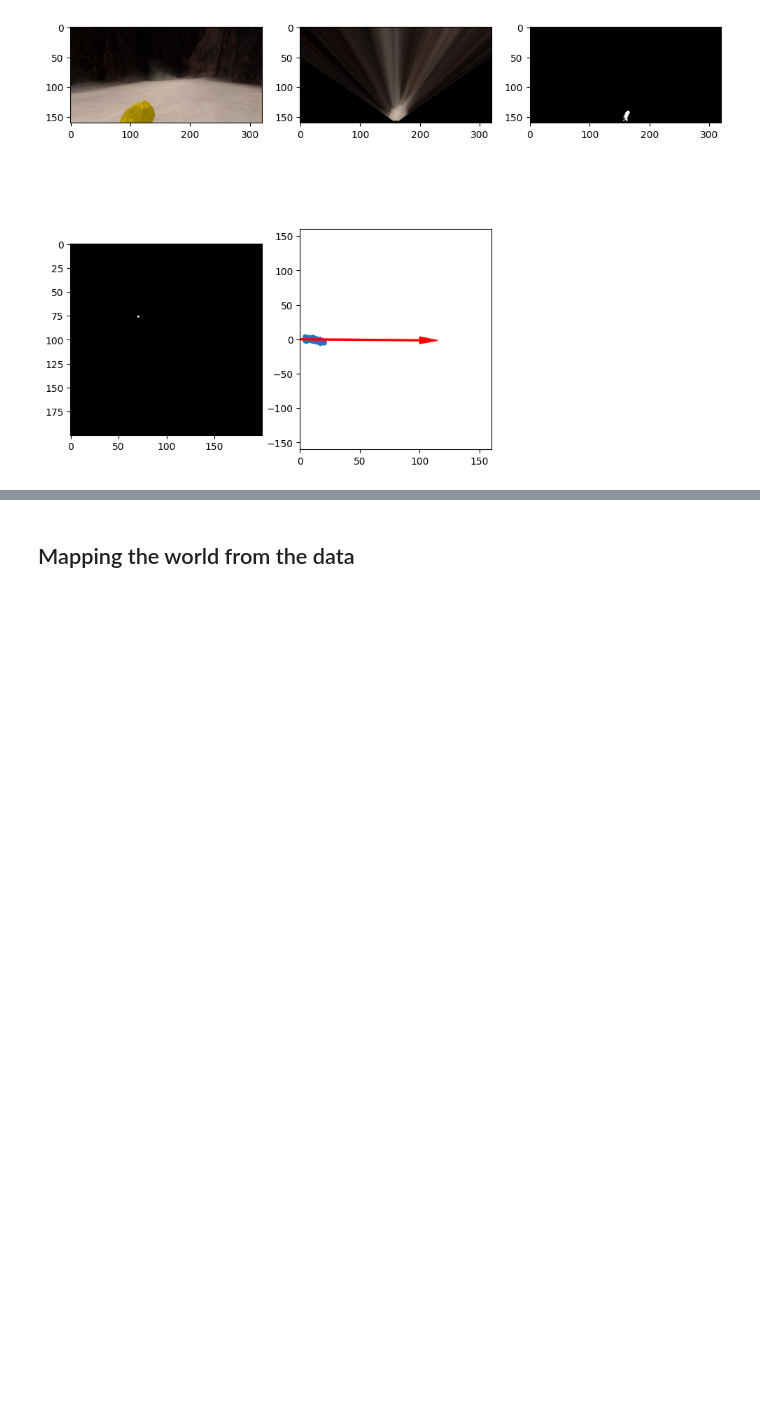
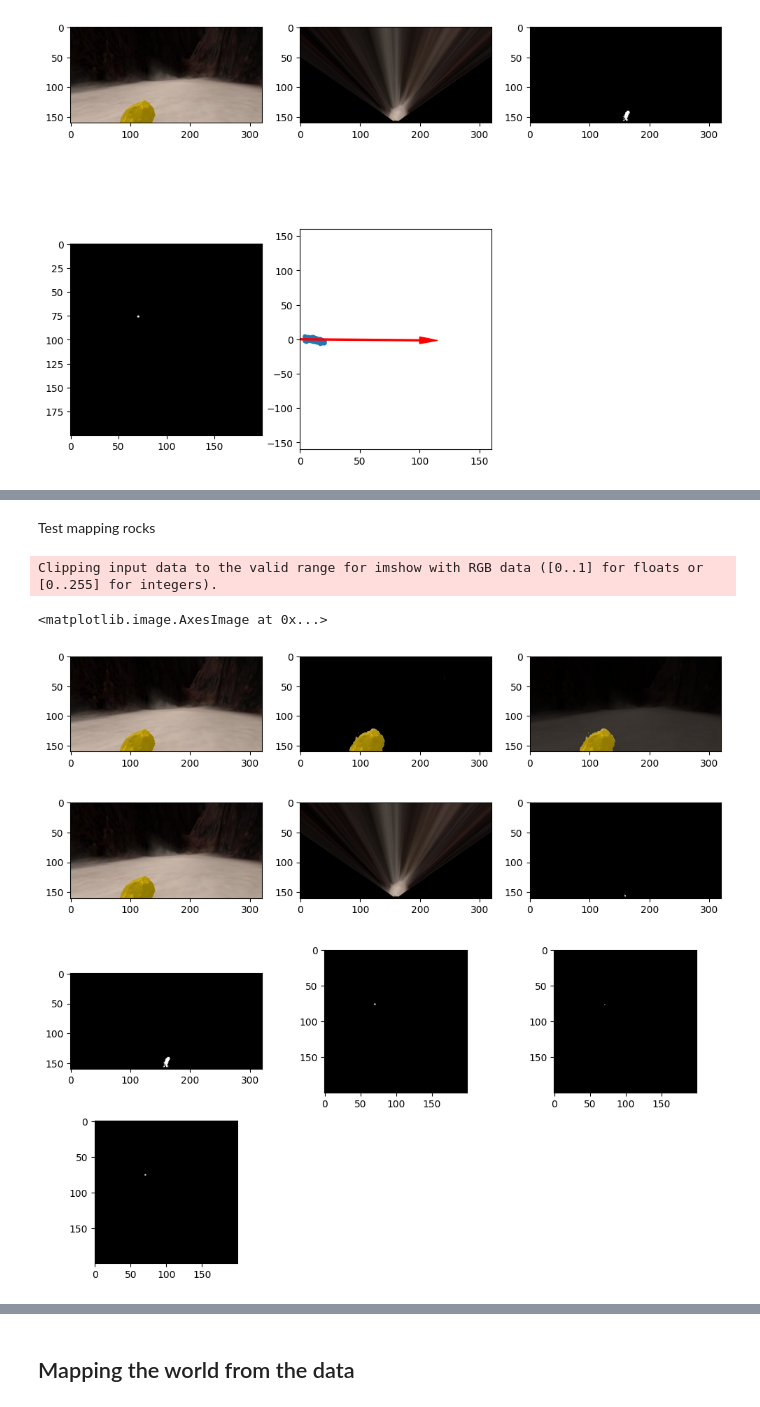
Before and after one commit to Ali-Elganzory/Rover, a Jupyter notebook: main.ipynb, the cells around one changed output, grey strips where cells are left out. Cells and saved outputs as stored; diff of their text form; code cells hidden in the pictures; blank space fills up the shorter version.

```diff
--- a/main.ipynb
+++ b/main.ipynb
@@ -436,0 +382,57 @@ plt.imshow(transformed, cmap='gray')
+# %% [markdown]
+Test mapping rocks
+# %%
+def bw_to_color(image: np.ndarray, color: Tuple[int, int, int]) -> np.ndarray:
+    return np.repeat(image[:, :, np.newaxis], repeats=3, axis=2) * np.array(color)
+# %%
+# Rocks
+thresholded_rocks, blended_rocks = rock_thresh(image)
+color_threshed_rocks = color_thresh(thresholded_rocks, rgb_thresh=(50, 50, -1))
+warped_rocks = perspect_transform(color_threshed_rocks, source, destination)
+xpix_rocks, ypix_rocks = rover_coords(warped_rocks)
+xpix_world_rocks, ypix_world_rocks = pix_to_world(xpix_rocks,
+                                                  ypix_rocks,
+                                                  data_point['X_Position'],
+                                                  data_point['Y_Position'],
+                                                  data_point['Yaw'],
+                                                  SCALE,
+                                                  WORLD_SIZE,)
+transformed_rocks = trans_pix_to_img(xpix_world_rocks, ypix_world_rocks, WORLD_SIZE)
+
+# Road
+warped = perspect_transform(image, source, destination)
+threshed = color_thresh(warped)
+xpix, ypix = rover_coords(threshed)
+dist, angles = to_polar_coords(xpix, ypix)
+mean_dir = np.mean(angles)
+xpix_world, ypix_world = pix_to_world(xpix,
+                                      ypix,
+                                      data_point['X_Position'],
+                                      data_point['Y_Position'],
+                                      data_point['Yaw'],
+                                      SCALE,
+                                      WORLD_SIZE,)
+transformed = trans_pix_to_img(xpix_world, ypix_world, WORLD_SIZE)
+
+fig = plt.figure(figsize=(12,9))
+plt.subplot(331)
+plt.imshow(image)
+plt.subplot(332)
+plt.imshow(warped)
+plt.subplot(333)
+plt.imshow(warped_rocks)
+plt.subplot(334)
+plt.imshow(threshed)
+plt.subplot(335)
+plt.imshow(transformed, cmap='gray')
+plt.subplot(336)
+plt.imshow(transformed_rocks, cmap='gray')
+plt.subplot(337)
+plt.imshow(np.where(np.repeat(transformed_rocks[:, :, np.newaxis], repeats=3, axis=2) == 1,
+                    bw_to_color(transformed_rocks, (255, 255, 0)),
+                    bw_to_color(transformed, (255, 255, 255))), cmap='gray')
+# %% [output]
+Clipping input data to the valid range for imshow with RGB data ([0..1] for floats or [0..255] for integers).
+<matplotlib.image.AxesImage at 0x...>
+[figure, added]
+[figure, added]
```
Also changed, not shown: parts of 13 cells of this notebook, 4 other files.
